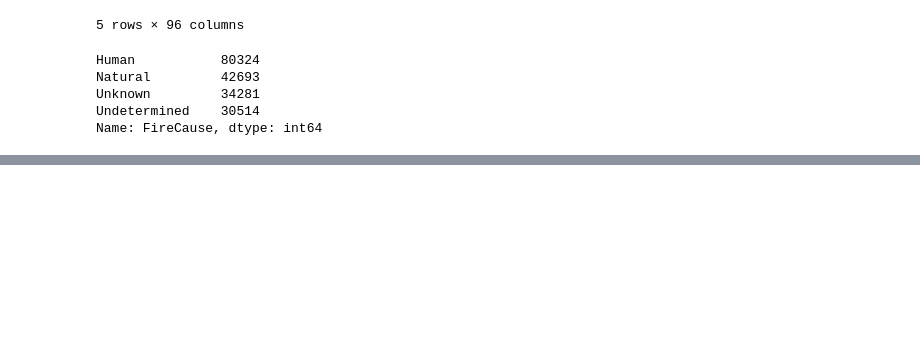
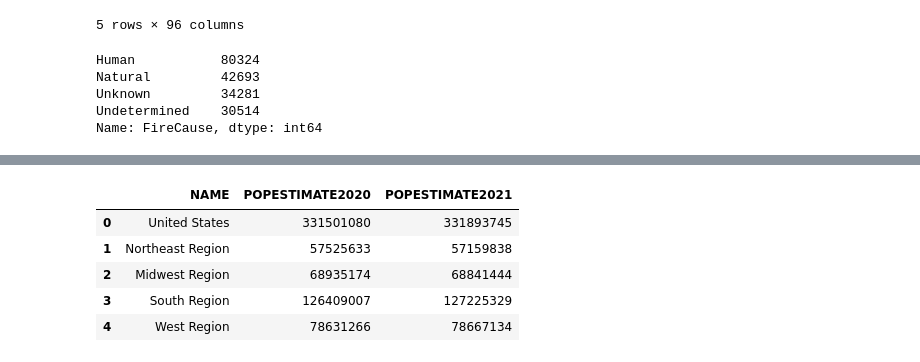
Before and after one commit to HOWBZR/Fire_Repo, a Jupyter notebook: data_collection.ipynb, the cells around one changed output, grey strips where cells are left out. Cells and saved outputs as stored; diff of their text form; code cells hidden in the pictures; blank space fills up the shorter version.

```diff
--- a/data_collection.ipynb
+++ b/data_collection.ipynb
@@ -48,0 +131,9 @@ weather_df.head()
+# %%
+pop2_df.head()
+# %% [output]
+|  | NAME | POPESTIMATE2020 | POPESTIMATE2021 |
+| 0 | United States | 331501080 | 331893745 |
+| 1 | Northeast Region | 57525633 | 57159838 |
+| 2 | Midwest Region | 68935174 | 68841444 |
+| 3 | South Region | 126409007 | 127225329 |
+| 4 | West Region | 78631266 | 78667134 |
```
Also changed, not shown: parts of 10 cells of this notebook, 50 other files.
